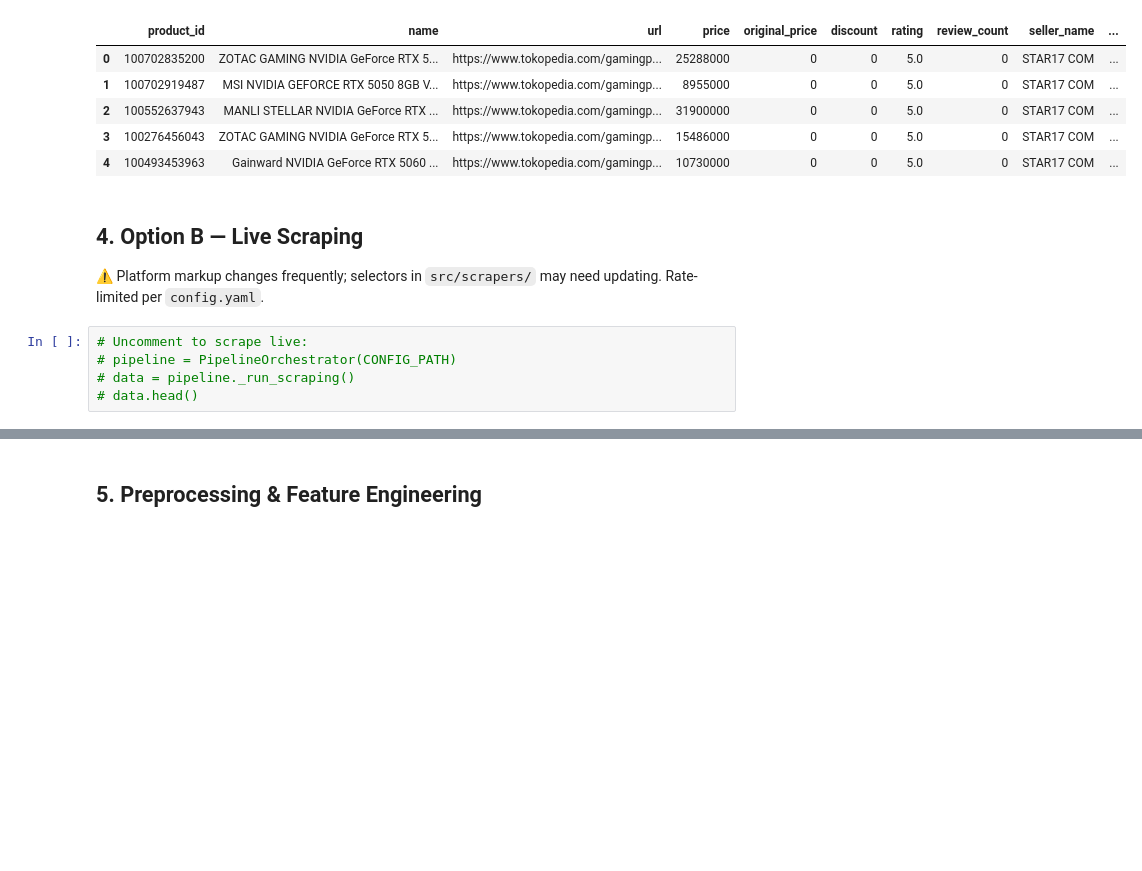
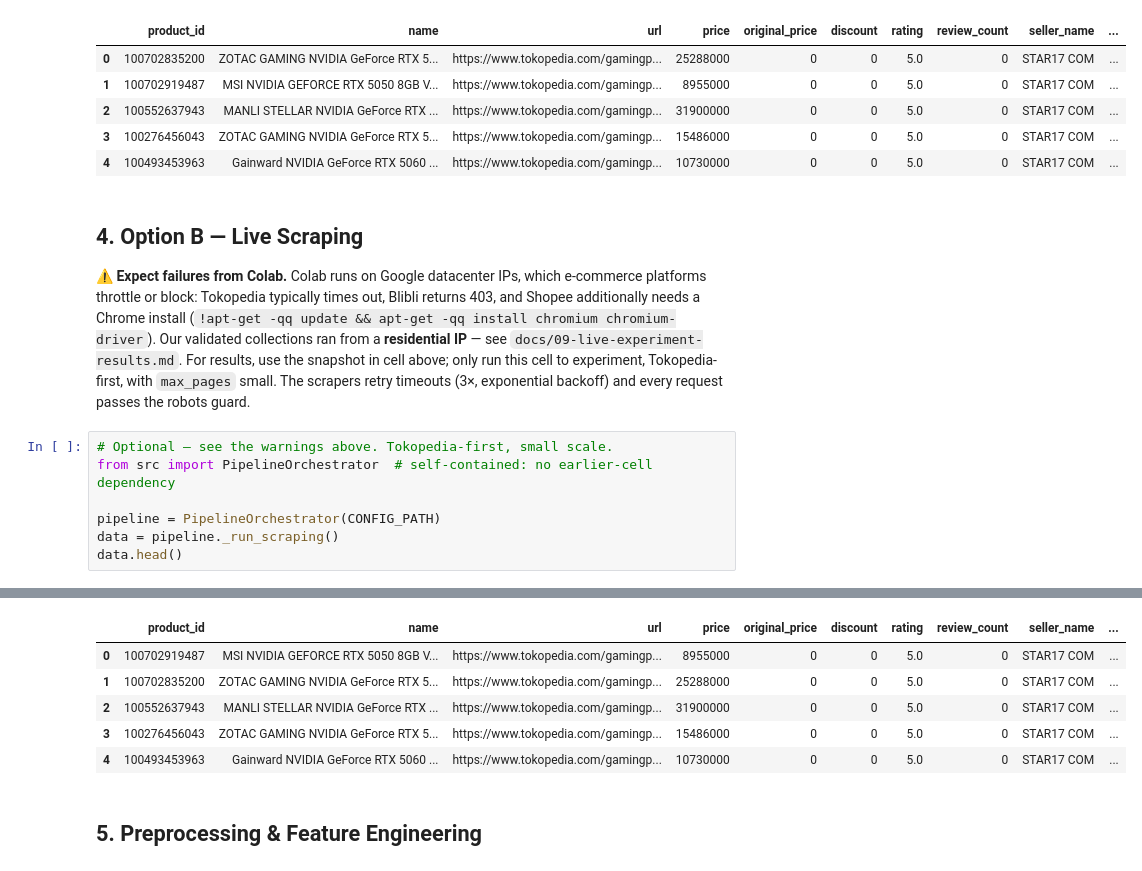
Before and after one commit to bugkey24/ai-era-pc-component-market-analysis, a Jupyter notebook: notebooks/main_pipeline.ipynb, the cells around one changed output, grey strips where cells are left out. Drawn from its saved outputs; the diff is of its cells as text; blank space fills up the shorter version.

```diff
--- a/notebooks/main_pipeline.ipynb
+++ b/notebooks/main_pipeline.ipynb
@@ -110,9 +110,12 @@ Loaded 247 rows from 1 file(s): ['tokopedia_products.csv']
 # %% [markdown]
 ## 4. Option B — Live Scraping
 
-⚠️ Platform markup changes frequently; selectors in `src/scrapers/` may need updating. Rate-limited per `config.yaml`.
+⚠️ **Expect failures from Colab.** Colab runs on Google datacenter IPs, which e-commerce platforms throttle or block: Tokopedia typically times out, Blibli returns 403, and Shopee additionally needs a Chrome install (`!apt-get -qq update && apt-get -qq install chromium chromium-driver`). Our validated collections ran from a **residential IP** — see `docs/09-live-experiment-results.md`. For results, use the snapshot in cell above; only run this cell to experiment, Tokopedia-first, with `max_pages` small. The scrapers retry timeouts (3×, exponential backoff) and every request passes the robots guard.
 # %%
-# Uncomment to scrape live:
-# pipeline = PipelineOrchestrator(CONFIG_PATH)
-# data = pipeline._run_scraping()
-# data.head()
+# Optional — see the warnings above. Tokopedia-first, small scale.
+from src import PipelineOrchestrator  # self-contained: no earlier-cell dependency
+
+pipeline = PipelineOrchestrator(CONFIG_PATH)
+data = pipeline._run_scraping()
+data.head()
+# %% [output]
@@ -119,3 +139,9 @@ Loaded 247 rows from 1 file(s): ['tokopedia_products.csv']
+|  | product_id | name | url | price | original_price | discount | rating | review_count | seller_name | ... |
+| 0 | 100702919487 | MSI NVIDIA GEFORCE RTX 5050 8GB V... | https://www.tokopedia.com/gamingp... | 8955000 | 0 | 0 | 5.0 | 0 | STAR17 COM | ... |
+| 1 | 100702835200 | ZOTAC GAMING NVIDIA GeForce RTX 5... | https://www.tokopedia.com/gamingp... | 25288000 | 0 | 0 | 5.0 | 0 | STAR17 COM | ... |
+| 2 | 100552637943 | MANLI STELLAR NVIDIA GeForce RTX ... | https://www.tokopedia.com/gamingp... | 31900000 | 0 | 0 | 5.0 | 0 | STAR17 COM | ... |
+| 3 | 100276456043 | ZOTAC GAMING NVIDIA GeForce RTX 5... | https://www.tokopedia.com/gamingp... | 15486000 | 0 | 0 | 5.0 | 0 | STAR17 COM | ... |
+| 4 | 100493453963 | Gainward NVIDIA GeForce RTX 5060 ... | https://www.tokopedia.com/gamingp... | 10730000 | 0 | 0 | 5.0 | 0 | STAR17 COM | ... |
 # %% [markdown]
 ## 5. Preprocessing & Feature Engineering
 # %%
```
Also changed, not shown: parts of 4 cells of this notebook, 7 other files.
